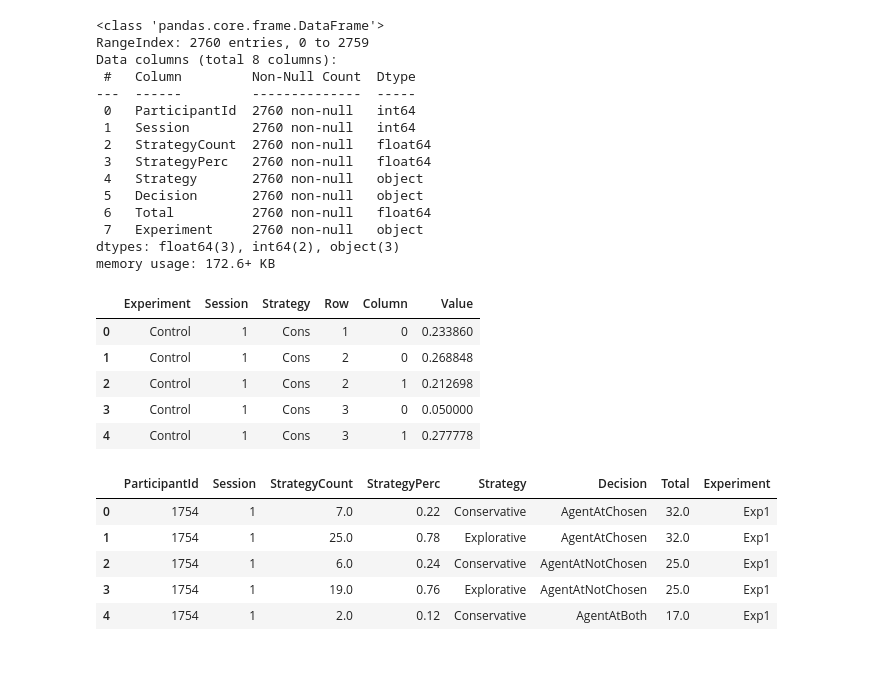
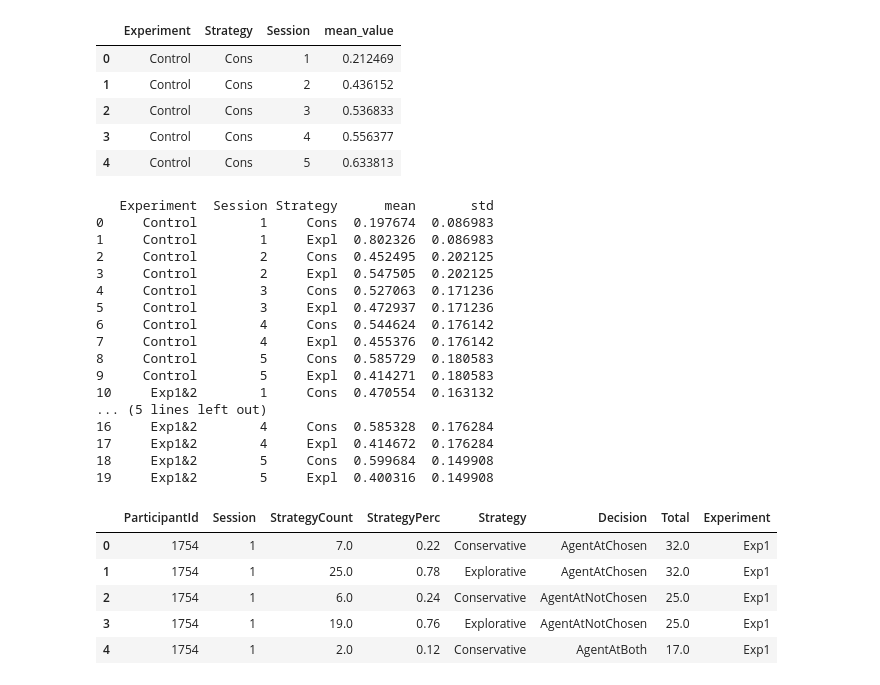
Before and after one commit to tracysanchez/DataAnalysis, a Jupyter notebook: Joining_FinalData/Figure_AgentBias.ipynb, the cells around one changed output. Drawn from its saved outputs; the diff is of its cells as text; code cells hidden in the pictures.

```diff
--- a/Joining_FinalData/Figure_AgentBias.ipynb
+++ b/Joining_FinalData/Figure_AgentBias.ipynb
@@ -16,32 +16,37 @@ df_plot_Removed = pd.read_csv("/Volumes/TwoTeras/Resources/Likelihoods.csv")
 visits_counts_extended = pd.read_csv("/Volumes/TwoTeras/Resources/Complete_Visits.csv")
 likelihood_subjects = pd.read_csv("/Volumes/TwoTeras/Graph_Stuff/CSVs/Probabilities_per_Participant_grouped.csv")
 # %%
-df_agent.info()
+likelihood_subjects.head()
 # %% [output]
-<class 'pandas.core.frame.DataFrame'>
-RangeIndex: 2760 entries, 0 to 2759
-Data columns (total 8 columns):
- #   Column         Non-Null Count  Dtype
----  ------         --------------  -----
- 0   ParticipantId  2760 non-null   int64
- 1   Session        2760 non-null   int64
- 2   StrategyCount  2760 non-null   float64
- 3   StrategyPerc   2760 non-null   float64
- 4   Strategy       2760 non-null   object
- 5   Decision       2760 non-null   object
- 6   Total          2760 non-null   float64
- 7   Experiment     2760 non-null   object
-dtypes: float64(3), int64(2), object(3)
-memory usage: 172.6+ KB
+|  | Experiment | Strategy | Session | mean_value |
+| 0 | Control | Cons | 1 | 0.212469 |
+| 1 | Control | Cons | 2 | 0.436152 |
+| 2 | Control | Cons | 3 | 0.536833 |
+| 3 | Control | Cons | 4 | 0.556377 |
+| 4 | Control | Cons | 5 | 0.633813 |
 # %%
-df_plot_Removed.head()
+grouped_stats = df_plot_Removed.groupby(['Experiment', 'Session', 'Strategy'])['Value'].agg(['mean', 'std']).reset_index()
+
+# Display the result
+print(grouped_stats)
 # %% [output]
-|  | Experiment | Session | Strategy | Row | Column | Value |
-| 0 | Control | 1 | Cons | 1 | 0 | 0.233860 |
-| 1 | Control | 1 | Cons | 2 | 0 | 0.268848 |
-| 2 | Control | 1 | Cons | 2 | 1 | 0.212698 |
-| 3 | Control | 1 | Cons | 3 | 0 | 0.050000 |
-| 4 | Control | 1 | Cons | 3 | 1 | 0.277778 |
+   Experiment  Session Strategy      mean       std
+0     Control        1     Cons  0.197674  0.086983
+1     Control        1     Expl  0.802326  0.086983
+2     Control        2     Cons  0.452495  0.202125
+3     Control        2     Expl  0.547505  0.202125
+4     Control        3     Cons  0.527063  0.171236
+5     Control        3     Expl  0.472937  0.171236
+6     Control        4     Cons  0.544624  0.176142
+7     Control        4     Expl  0.455376  0.176142
+8     Control        5     Cons  0.585729  0.180583
+9     Control        5     Expl  0.414271  0.180583
+10     Exp1&2        1     Cons  0.470554  0.163132
+... (5 lines left out)
+16     Exp1&2        4     Cons  0.585328  0.176284
+17     Exp1&2        4     Expl  0.414672  0.176284
+18     Exp1&2        5     Cons  0.599684  0.149908
+19     Exp1&2        5     Expl  0.400316  0.149908
 # %%
 df_agent.head()
 # %% [output]
```
Also changed, not shown: parts of 8 cells of this notebook, 8 other files.
